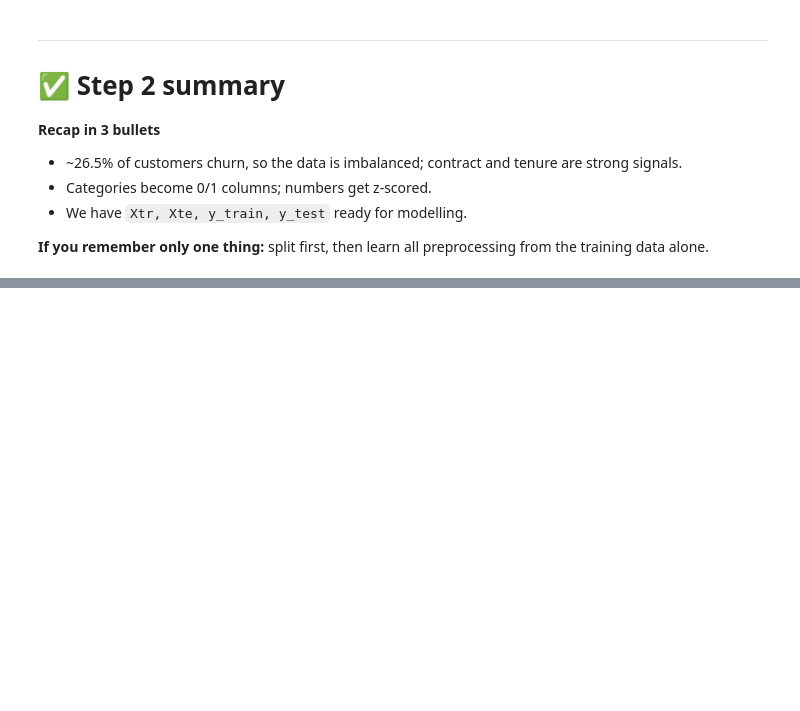
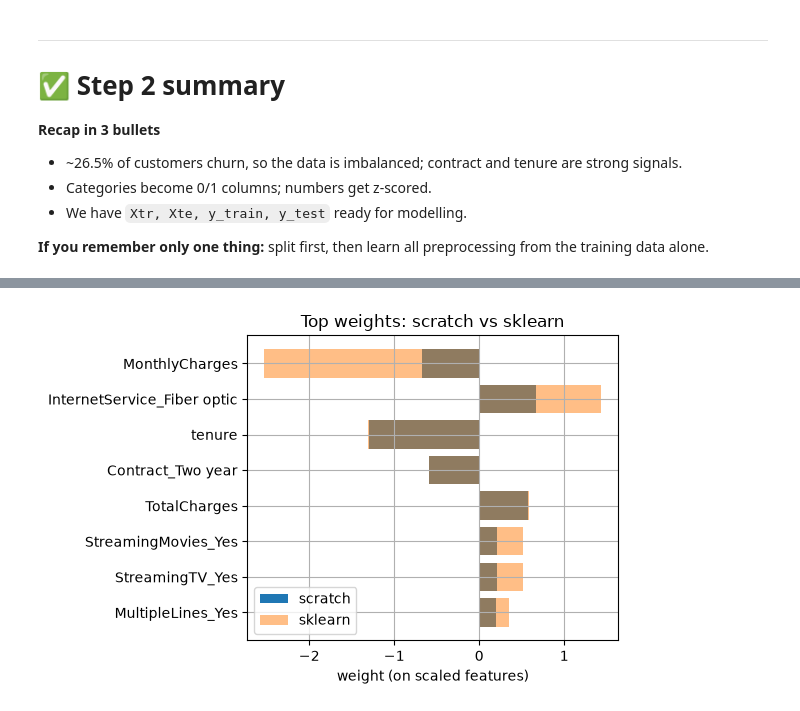
Before and after one commit to Arnav-Shrivastava/logistic-regression-zero-to-one, a Jupyter notebook: logistic_regression_zero_to_one.ipynb, the cells around one changed output, grey strips where cells are left out. Cells and saved outputs as stored; diff of their text form; code cells hidden in the pictures; blank space fills up the shorter version.

```diff
--- a/logistic_regression_zero_to_one.ipynb
+++ b/logistic_regression_zero_to_one.ipynb
@@ -761,0 +971,7 @@ To avoid data leakage: the test set must stay a true 'unseen exam'.
+# %%
+w, b, hist = fit(Xtr, y_train, lr=0.5, n_iter=6000)             # our model on churn data
+sk2 = LogisticRegression(C=1e10, max_iter=5000).fit(Xtr, y_train)   # sklearn on the same data
+p_ours, p_sk = predict_proba(Xte, w, b), sk2.predict_proba(Xte)[:, 1]
+print("our test accuracy    :", (predict(Xte, w, b) == y_test).mean().round(4))
+print("sklearn test accuracy:", round(sk2.score(Xte, y_test), 4))
+print("largest probability gap:", np.abs(p_ours - p_sk).max().round(4))
@@ -761,0 +985,7 @@ To avoid data leakage: the test set must stay a true 'unseen exam'.
+# %%
+order = np.argsort(np.abs(sk2.coef_[0]))[-8:]                # 8 largest-magnitude weights
+names = np.array(X.columns)[order]
+plt.barh(names, w[order], label="scratch"); plt.barh(names, sk2.coef_[0][order], alpha=.5, label="sklearn")
+plt.xlabel("weight (on scaled features)"); plt.legend(); plt.title("Top weights: scratch vs sklearn"); plt.tight_layout(); plt.show()
+# %% [output]
+[figure, added]
```
Also changed, not shown: parts of 28 cells of this notebook.
